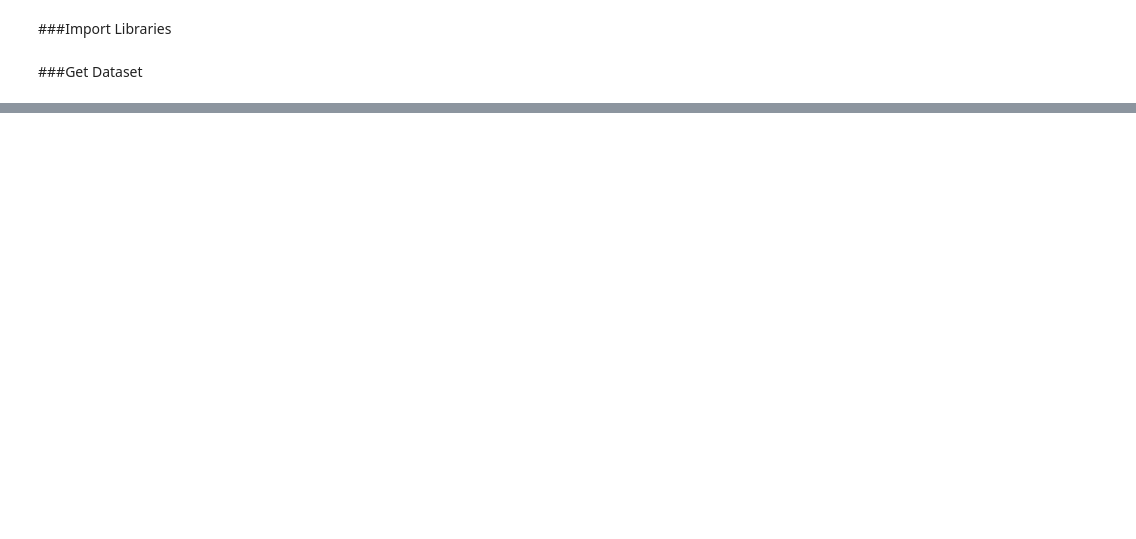
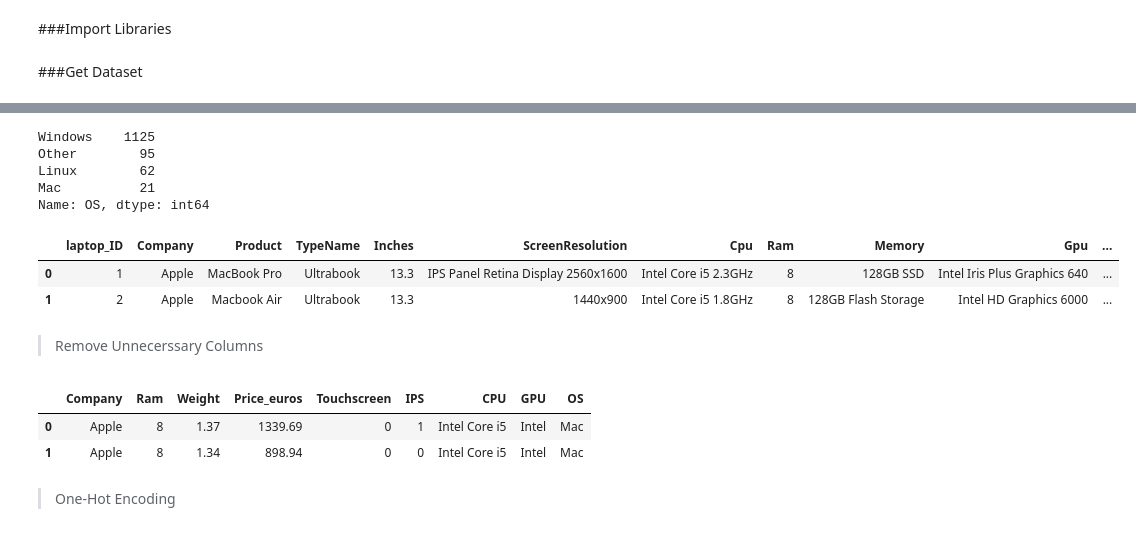
Before and after one commit to PasindiWeerathunge/Laptop_Price_Prediction, a Jupyter notebook: Laptop_Price_Prediction.ipynb, the cells around one changed output, grey strips where cells are left out. Saved outputs shown, nothing was run; the diff lists cells and outputs as text; code cells hidden in the pictures; blank space fills up the shorter version.

```diff
--- a/Laptop_Price_Prediction.ipynb
+++ b/Laptop_Price_Prediction.ipynb
@@ -22,0 +231,11 @@ data = pd.read_csv('/content/laptop-price/laptop_price.csv', encoding='latin-1')
+# %%
+def set_processor(name):
+    if name == 'Intel Core i7' or name == 'Intel Core i5' or name == 'Intel Core i3':
+        return name
+    else:
+        if name.split()[0] == 'AMD':
+            return 'AMD'
+        else:
+            return 'Other'
+
+data['CPU'] = data['CPU'].apply(set_processor)
@@ -22,0 +268,2 @@ data = pd.read_csv('/content/laptop-price/laptop_price.csv', encoding='latin-1')
+# %%
+data['GPU'] = data['Gpu'].apply(lambda x:" ".join(x.split()[0:1]))
@@ -22,0 +293,28 @@ data = pd.read_csv('/content/laptop-price/laptop_price.csv', encoding='latin-1')
+# %%
+def set_os(input):
+    if input == 'Windows 10' or input == 'Windows 7' or input == 'Windows 10 S':
+        return 'Windows'
+    elif input == 'macOS' or input == 'Mac OS X':
+        return 'Mac'
+    elif input == 'Linux':
+        return input
+    else:
+        return 'Other'
+# %%
+data['OS'] = data['OpSys'].apply(set_os)
+# %%
+data['OS'].value_counts()
+# %% [output]
+Windows    1125
+Other        95
+Linux        62
+Mac          21
+Name: OS, dtype: int64
+# %%
+data.head(2)
+# %% [output]
+|  | laptop_ID | Company | Product | TypeName | Inches | ScreenResolution | Cpu | Ram | Memory | Gpu | ... |
+| 0 | 1 | Apple | MacBook Pro | Ultrabook | 13.3 | IPS Panel Retina Display 2560x1600 | Intel Core i5 2.3GHz | 8 | 128GB SSD | Intel Iris Plus Graphics 640 | ... |
+| 1 | 2 | Apple | Macbook Air | Ultrabook | 13.3 | 1440x900 | Intel Core i5 1.8GHz | 8 | 128GB Flash Storage | Intel HD Graphics 6000 | ... |
+# %% [markdown]
+> Remove Unnecerssary Columns
@@ -22,0 +323,8 @@ data = pd.read_csv('/content/laptop-price/laptop_price.csv', encoding='latin-1')
+# %%
+data.head(2)
+# %% [output]
+|  | Company | Ram | Weight | Price_euros | Touchscreen | IPS | CPU | GPU | OS |
+| 0 | Apple | 8 | 1.37 | 1339.69 | 0 | 1 | Intel Core i5 | Intel | Mac |
+| 1 | Apple | 8 | 1.34 | 898.94 | 0 | 0 | Intel Core i5 | Intel | Mac |
+# %% [markdown]
+>One-Hot Encoding
```
Also changed, not shown: parts of 33 cells of this notebook.
